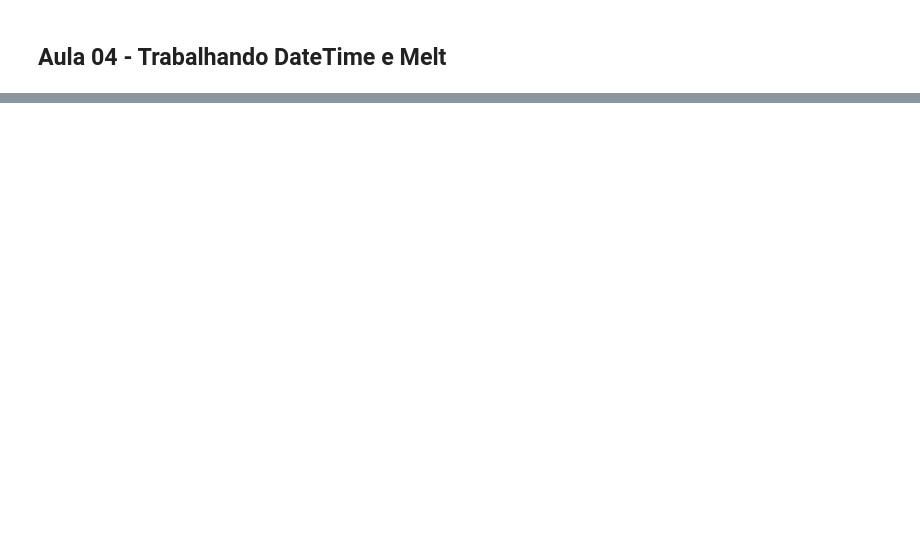
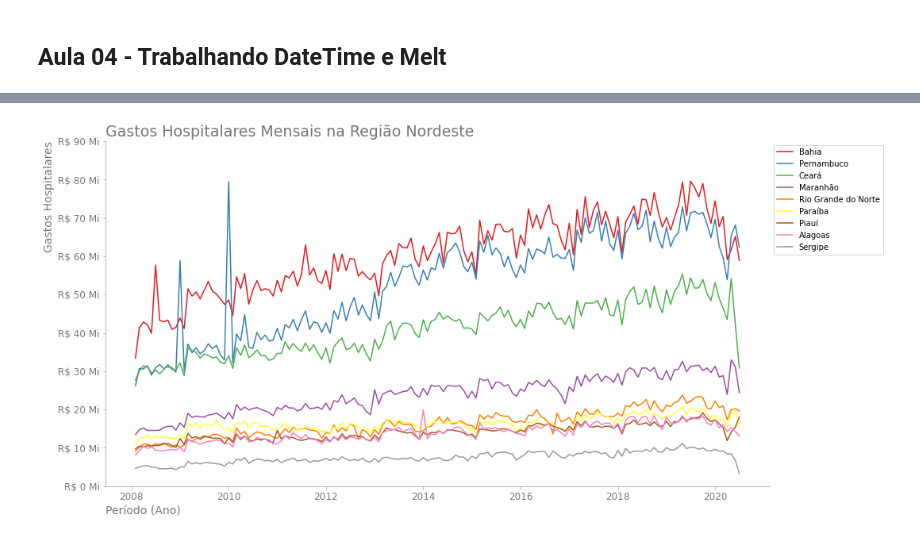
Before and after one commit to diascarolina/data-science-bootcamp, a Jupyter notebook: modulo2/aulas_desafios_modulo2.ipynb, the cells around one changed output, grey strips where cells are left out. Saved outputs shown, nothing was run; the diff lists cells and outputs as text; code cells hidden in the pictures; blank space fills up the shorter version.

```diff
--- a/modulo2/aulas_desafios_modulo2.ipynb
+++ b/modulo2/aulas_desafios_modulo2.ipynb
@@ -668,0 +796,30 @@ O que aprendemos nesta Aula:
+# %%
+estados = ['Alagoas', 'Bahia', 'Ceará', 'Maranhão', 'Paraíba', 'Pernambuco', 'Piauí', 'Rio Grande do Norte', 'Sergipe']
+
+plt.figure(figsize = (15, 8))
+ax = sns.lineplot(data = mensal_aberto[mensal_aberto['uf'].isin(estados)], x = 'dia_mes_ano', y = 'gasto', hue = 'uf', palette = 'Set1')
+
+plt.ylim(0, 90)
+
+plt.title('Gastos Hospitalares Mensais na Região Nordeste', loc = 'left', fontsize = 19, color = '#76787B')
+plt.ylabel('Gastos Hospitalares', fontsize = 14, loc = 'top', color = '#76787B')
+plt.xlabel('Período (Ano)', fontsize = 14, loc = 'left', color = '#76787B')
+
+ax.tick_params(color = 'darkgrey', bottom = 'off')
+ax.spines['bottom'].set_color('darkgrey')
+ax.spines['left'].set_color('darkgrey')
+ax.spines['right'].set_visible(False)
+ax.spines['top'].set_visible(False)
+
+for i in ax.get_yticklabels() + ax.get_xticklabels():
+    i.set_fontsize(12)
+    i.set_color('#76787B')
+
+ax.yaxis.set_major_formatter(ticker.StrMethodFormatter('R$ {x:,.0f} Mi'))
+
+#plt.grid(color = 'lightgray')
+
+plt.legend(bbox_to_anchor = (1, 1), loc = 'upper left')
+plt.show()
+# %% [output]
+[figure, added]
```
Also changed, not shown: parts of 49 cells of this notebook.
